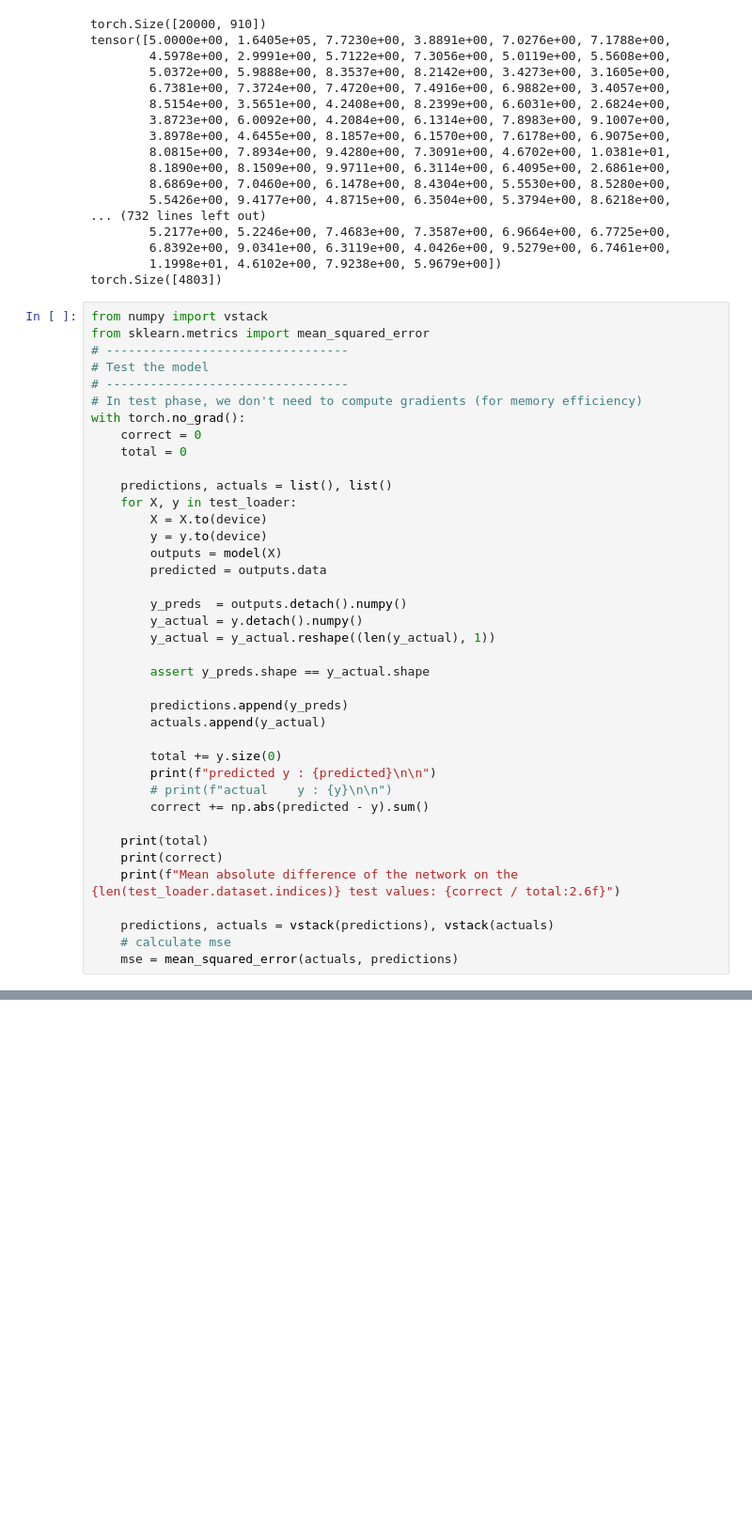
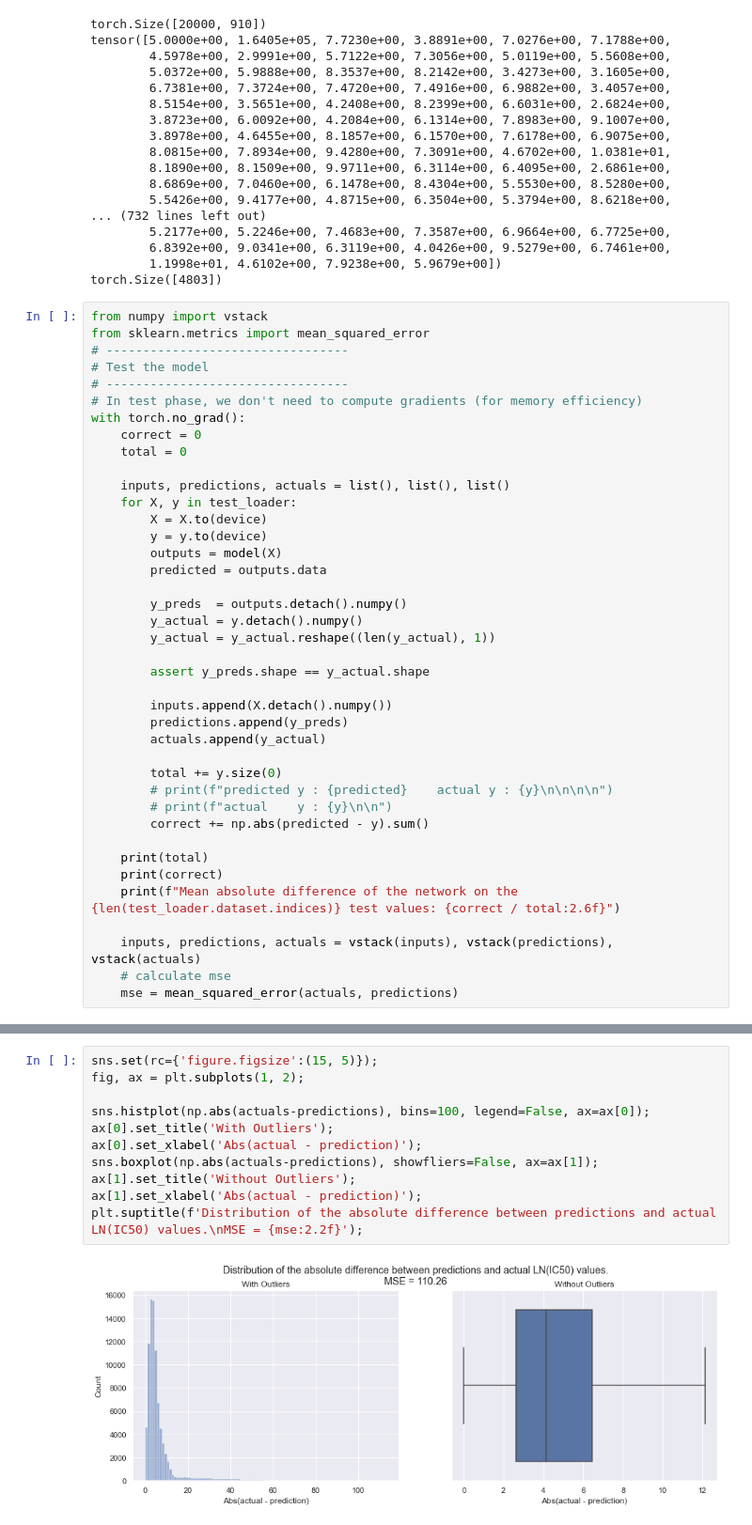
Before and after one commit to PeeteKeesel/gnn-for-drug-response-prediction, a Jupyter notebook: 06_create_base_dataset.ipynb, the cells around one changed output, grey strips where cells are left out. Shown at 94% size. Drawn from its saved outputs; the diff is of its cells as text; blank space fills up the shorter version.

```diff
--- a/06_create_base_dataset.ipynb
+++ b/06_create_base_dataset.ipynb
@@ -619,7 +576,7 @@ with torch.no_grad():
     correct = 0
     total = 0
 
-    predictions, actuals = list(), list()
+    inputs, predictions, actuals = list(), list(), list()
     for X, y in test_loader:
         X = X.to(device)
         y = y.to(device)
@@ -632,11 +589,12 @@ with torch.no_grad():
 
         assert y_preds.shape == y_actual.shape
 
+        inputs.append(X.detach().numpy())
         predictions.append(y_preds)
         actuals.append(y_actual)
 
         total += y.size(0)
-        print(f"predicted y : {predicted}\n\n")
+        # print(f"predicted y : {predicted}    actual y : {y}\n\n\n\n")
         # print(f"actual    y : {y}\n\n")
         correct += np.abs(predicted - y).sum()
 
@@ -644,7 +602,7 @@ with torch.no_grad():
     print(correct)
     print(f"Mean absolute difference of the network on the {len(test_loader.dataset.indices)} test values: {correct / total:2.6f}")
 
-    predictions, actuals = vstack(predictions), vstack(actuals)
+    inputs, predictions, actuals = vstack(inputs), vstack(predictions), vstack(actuals)
     # calculate mse
     mse = mean_squared_error(actuals, predictions)
 # %% [output]
@@ -667,0 +612,13 @@ Mean absolute difference of the network on the 84803 test values: 132924.687500
+# %%
+sns.set(rc={'figure.figsize':(15, 5)});
+fig, ax = plt.subplots(1, 2);
+
+sns.histplot(np.abs(actuals-predictions), bins=100, legend=False, ax=ax[0]);
+ax[0].set_title('With Outliers');
+ax[0].set_xlabel('Abs(actual - prediction)');
+sns.boxplot(np.abs(actuals-predictions), showfliers=False, ax=ax[1]);
+ax[1].set_title('Without Outliers');
+ax[1].set_xlabel('Abs(actual - prediction)');
+plt.suptitle(f'Distribution of the absolute difference between predictions and actual LN(IC50) values.\nMSE = {mse:2.2f}');
+# %% [output]
+[figure, added]
```
Also changed, not shown: parts of 8 cells of this notebook, 3 other files.
